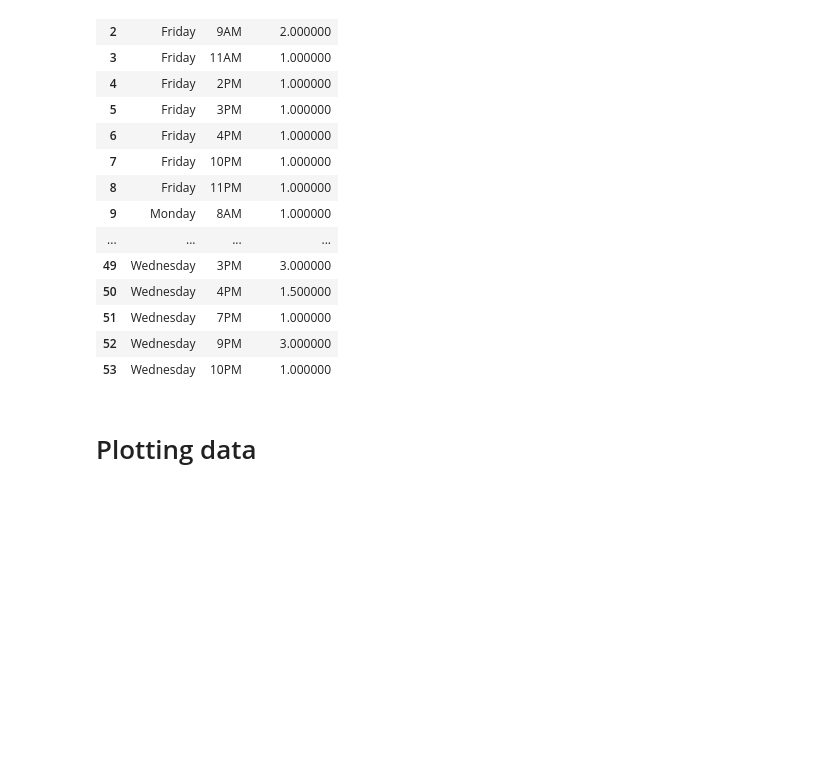
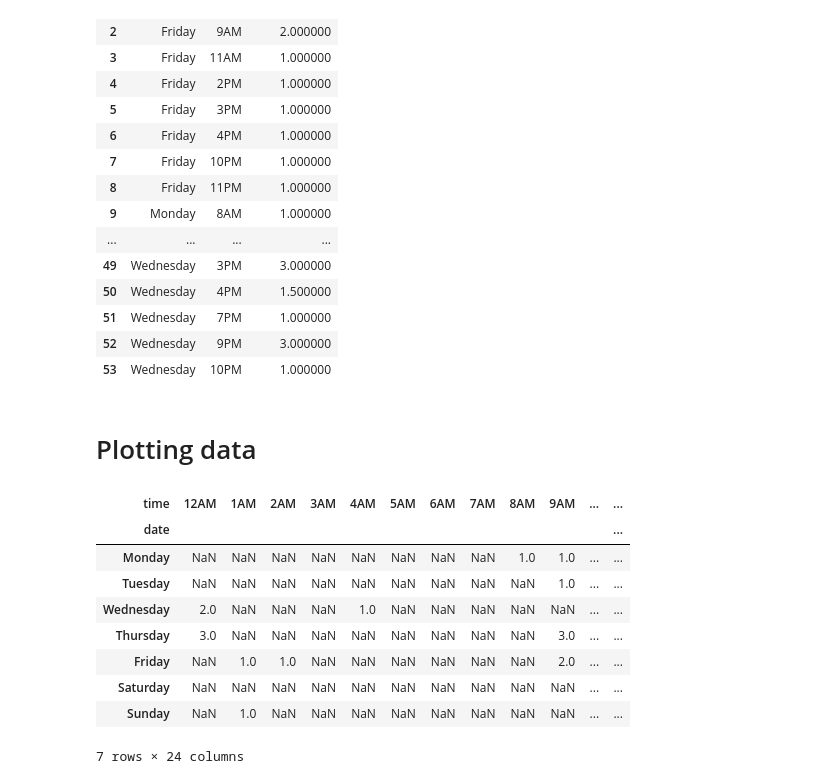
Before and after one commit to Cris2907/git-heatmap, a Jupyter notebook: heatmap_dev.ipynb, the cells around one changed output. Saved outputs shown, nothing was run; the diff lists cells and outputs as text; code cells hidden in the pictures; blank space fills up the shorter version.

```diff
--- a/heatmap_dev.ipynb
+++ b/heatmap_dev.ipynb
@@ -95,6 +95,19 @@ commits.to_csv('commits_by_date_processed.csv', index=False)
 # Plotting data
 # %%
 commits = commits.pivot(index='date', columns='time', values='avg_commits').fillna(0).astype(float)
+# %%
+commits.where(commits > 0)
+# %% [output]
+| time | 12AM | 1AM | 2AM | 3AM | 4AM | 5AM | 6AM | 7AM | 8AM | 9AM | ... | ... |
+| date |  |  |  |  |  |  |  |  |  |  |  | ... |
+| Monday | NaN | NaN | NaN | NaN | NaN | NaN | NaN | NaN | 1.0 | 1.0 | ... | ... |
+| Tuesday | NaN | NaN | NaN | NaN | NaN | NaN | NaN | NaN | NaN | 1.0 | ... | ... |
+| Wednesday | 2.0 | NaN | NaN | NaN | 1.0 | NaN | NaN | NaN | NaN | NaN | ... | ... |
+| Thursday | 3.0 | NaN | NaN | NaN | NaN | NaN | NaN | NaN | NaN | 3.0 | ... | ... |
+| Friday | NaN | 1.0 | 1.0 | NaN | NaN | NaN | NaN | NaN | NaN | 2.0 | ... | ... |
+| Saturday | NaN | NaN | NaN | NaN | NaN | NaN | NaN | NaN | NaN | NaN | ... | ... |
+| Sunday | NaN | 1.0 | NaN | NaN | NaN | NaN | NaN | NaN | NaN | NaN | ... | ... |
+7 rows × 24 columns
 # %%
 import matplotlib.pyplot as plt
 import seaborn as sns
```
Also changed, not shown: parts of 1 cell of this notebook, 1 other file.
